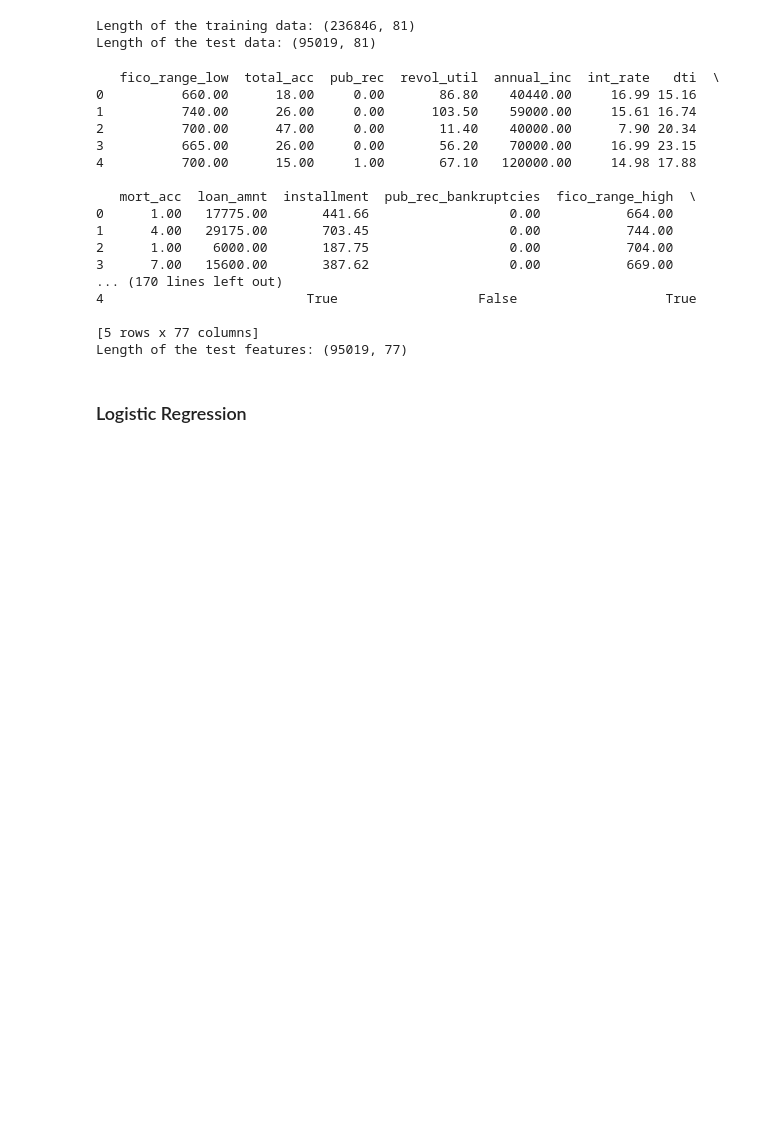
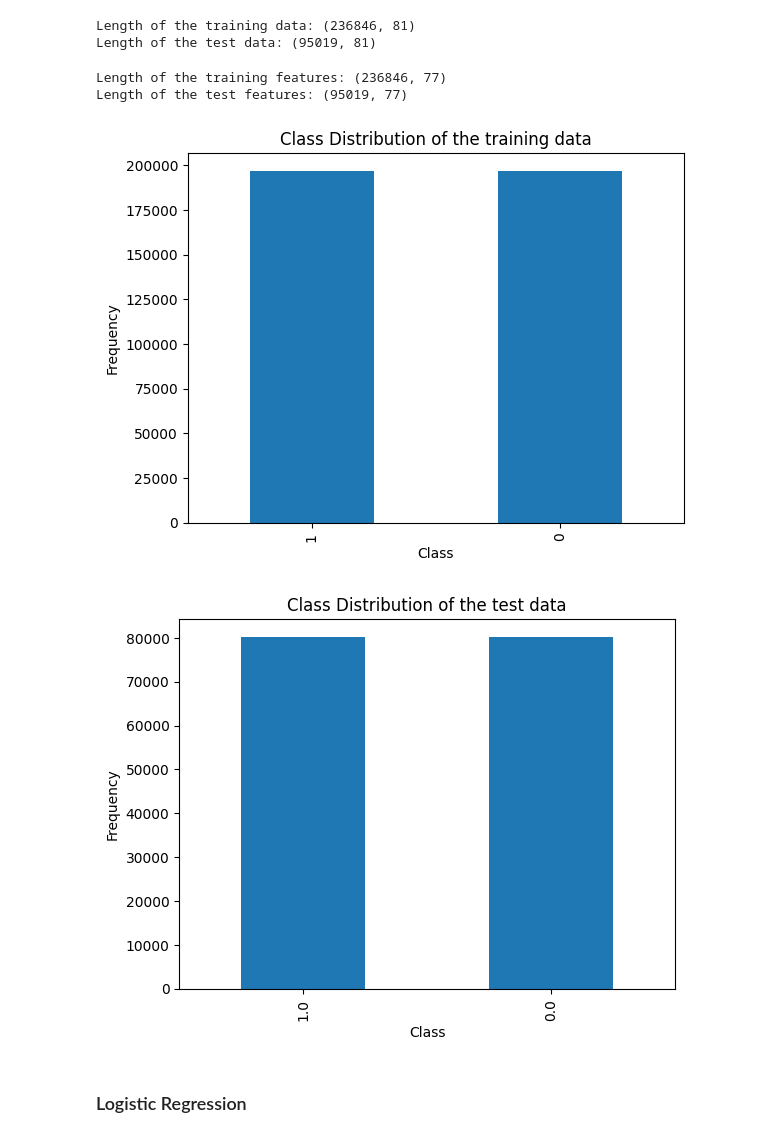
Before and after one commit to Abhibhi-03/Financial-Risk-Assessment, a Jupyter notebook: A1_Milestone1.ipynb, the cells around one changed output. Cells and saved outputs as stored; diff of their text form; code cells hidden in the pictures; blank space fills up the shorter version.

```diff
--- a/A1_Milestone1.ipynb
+++ b/A1_Milestone1.ipynb
@@ -216,35 +195,15 @@ Length of the test data: (95019, 81)
 # drop loan_status because it is the target
 # drop id,addr_state because it is not useful
 
-
 # Store 'loan_status' in a separate variable and then drop non-feature columns from the training data
 y_train = data['loan_status']
 X_train = data.drop(['issue_d', 'loan_status', 'id', 'addr_state'], axis=1)
 
-# Assume 'loan_status' is also a column in your test_data that you want to predict
-# If 'loan_status' is not in your test_data, you would not have this line and y_test would not be defined here
 y_test = test_data['loan_status']
 X_test = test_data.drop(['issue_d', 'loan_status', 'id', 'addr_state'], axis=1)
 
-print(X_train.head())
 print(f"Length of the training features: {X_train.shape}")
-print(X_test.head())
 print(f"Length of the test features: {X_test.shape}")
 # %% [output]
-   fico_range_low  total_acc  pub_rec  revol_util  annual_inc  int_rate   dti  \
-0          660.00      18.00     0.00       86.80    40440.00     16.99 15.16
-1          740.00      26.00     0.00      103.50    59000.00     15.61 16.74
-2          700.00      47.00     0.00       11.40    40000.00      7.90 20.34
-3          665.00      26.00     0.00       56.20    70000.00     16.99 23.15
-4          700.00      15.00     1.00       67.10   120000.00     14.98 17.88
-
-   mort_acc  loan_amnt  installment  pub_rec_bankruptcies  fico_range_high  \
-0      1.00   17775.00       441.66                  0.00           664.00
-1      4.00   29175.00       703.45                  0.00           744.00
-2      1.00    6000.00       187.75                  0.00           704.00
-3      7.00   15600.00       387.62                  0.00           669.00
-... (170 lines left out)
-4                          True                  False                   True
-
-[5 rows x 77 columns]
+Length of the training features: (236846, 77)
 Length of the test features: (95019, 77)
@@ -259,3 +210,25 @@ X_test, y_test = smote.fit_resample(X_test, y_test)
+# %%
+smote = SMOTE(sampling_strategy='minority', random_state=42)
+# Fit SMOTE on Training Data
+X_train, y_train= smote.fit_resample(X_train, y_train)
+# Fit SMOTE on Testing Data
+X_test, y_test = smote.fit_resample(X_test, y_test)
+
+y_train.value_counts().plot(kind='bar')
+plt.title('Class Distribution of the training data')
+plt.xlabel('Class')
+plt.ylabel('Frequency')
+plt.show()
+
+
+y_test.value_counts().plot(kind='bar')
+plt.title('Class Distribution of the test data')
+plt.xlabel('Class')
+plt.ylabel('Frequency')
+plt.show()
+# %% [output]
+[figure, added]
+[figure, added]
 # %% [markdown]
 ### Logistic Regression
 # %%
```
Also changed, not shown: parts of 17 cells of this notebook.
